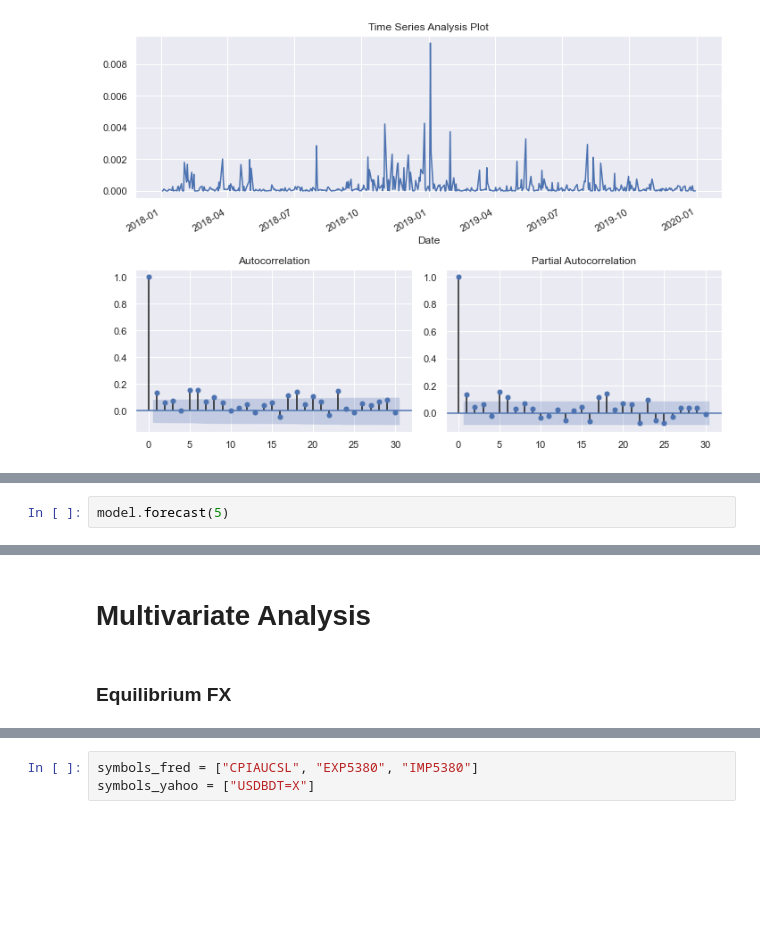
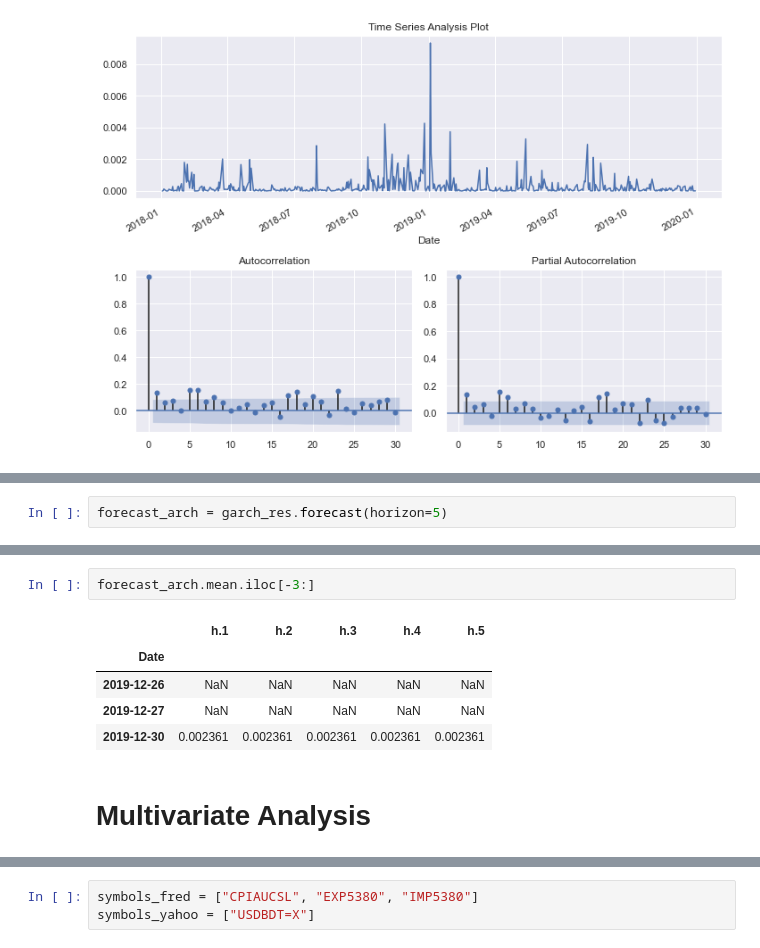
Before and after one commit to kalam360/econometrics-msfe, a Jupyter notebook: submission-2-volatility-and-multivariate-analysis.ipynb, the cells around one changed output, grey strips where cells are left out. Saved outputs shown, nothing was run; the diff lists cells and outputs as text; blank space fills up the shorter version.

```diff
--- a/submission-2-volatility-and-multivariate-analysis.ipynb
+++ b/submission-2-volatility-and-multivariate-analysis.ipynb
@@ -186,2 +197,2 @@ tsplot(model_garch.resid**2, lags=30)
 # %%
-model.forecast(5)
+forecast_arch = garch_res.forecast(horizon=5)
@@ -201,4 +199,10 @@ model.plot_predict()
+# %%
+forecast_arch.mean.iloc[-3:]
+# %% [output]
+|  | h.1 | h.2 | h.3 | h.4 | h.5 |
+| Date |  |  |  |  |  |
+| 2019-12-26 | NaN | NaN | NaN | NaN | NaN |
+| 2019-12-27 | NaN | NaN | NaN | NaN | NaN |
+| 2019-12-30 | 0.002361 | 0.002361 | 0.002361 | 0.002361 | 0.002361 |
 # %% [markdown]
 # Multivariate Analysis
-# %% [markdown]
-### Equilibrium FX
```
Also changed, not shown: parts of 32 cells of this notebook.
